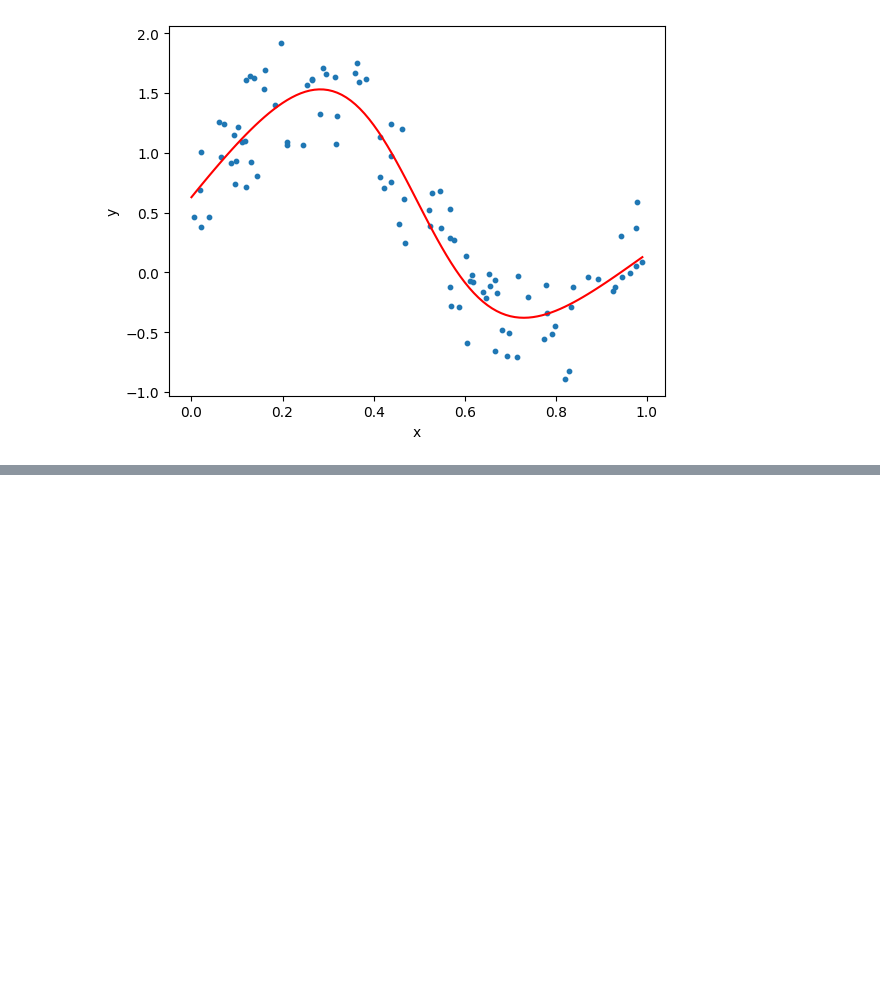
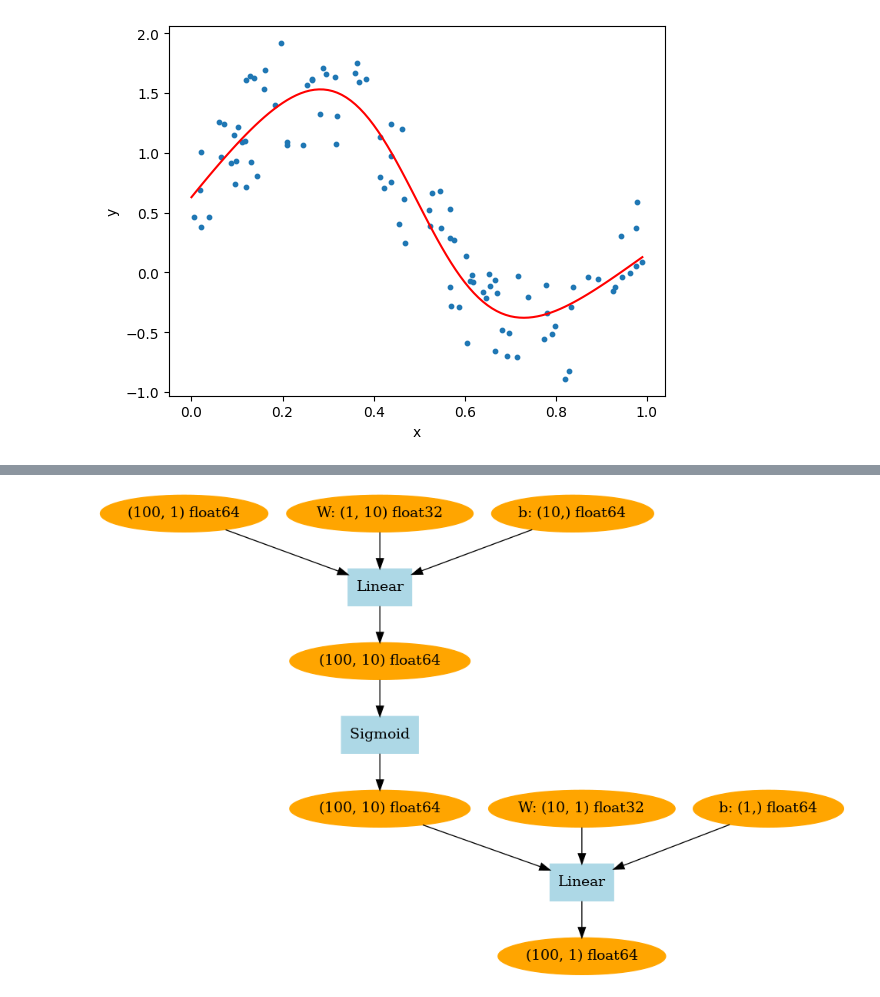
Before and after one commit to KangHoML/DeZero, a Jupyter notebook: progress.ipynb, the cells around one changed output, grey strips where cells are left out. Drawn from its saved outputs; the diff is of its cells as text; code cells hidden in the pictures; blank space fills up the shorter version.

Commit message:
step 25. 매개변수 관련 구현 (Parameter, Layer, Model)

```diff
--- a/progress.ipynb
+++ b/progress.ipynb
@@ -678,0 +690,21 @@ plot_graph(x, y, predict)
+# %%
+np.random.seed(0)
+x = np.random.rand(100, 1)
+y = np.sin(2 * np.pi * x) + np.random.rand(100, 1)
+# %%
+class CustomNet(Model):
+    def __init__(self, hidden_size, out_size):
+        super().__init__()
+        self.linear1 = L.Linear(hidden_size, bias=True)
+        self.linear2 = L.Linear(out_size, bias=True)
+
+    def forward(self, x):
+        y = self.linear1(x)
+        y = F.sigmoid(y)
+        y = self.linear2(y)
+        return y
+
+net = CustomNet(hidden_size=10, out_size=1)
+net.plot(x)
+# %% [output]
+[figure, added]
```
Also changed, not shown: parts of 4 cells of this notebook, 4 other files.
